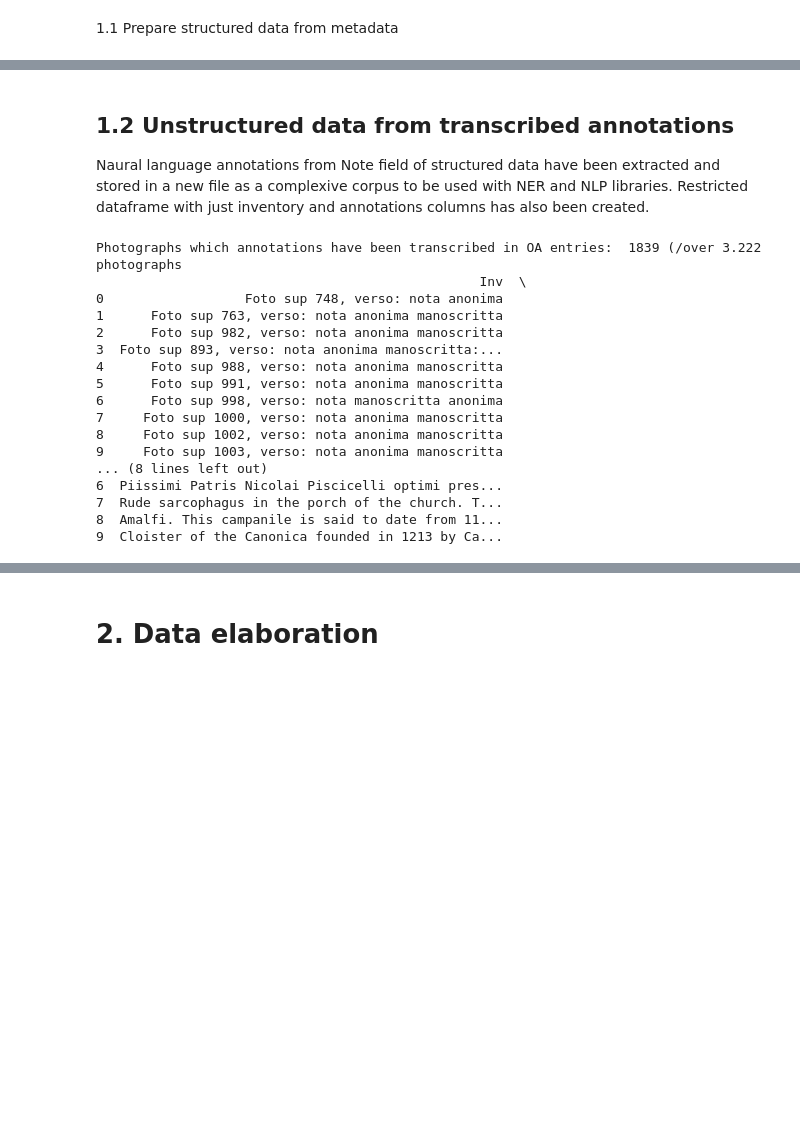
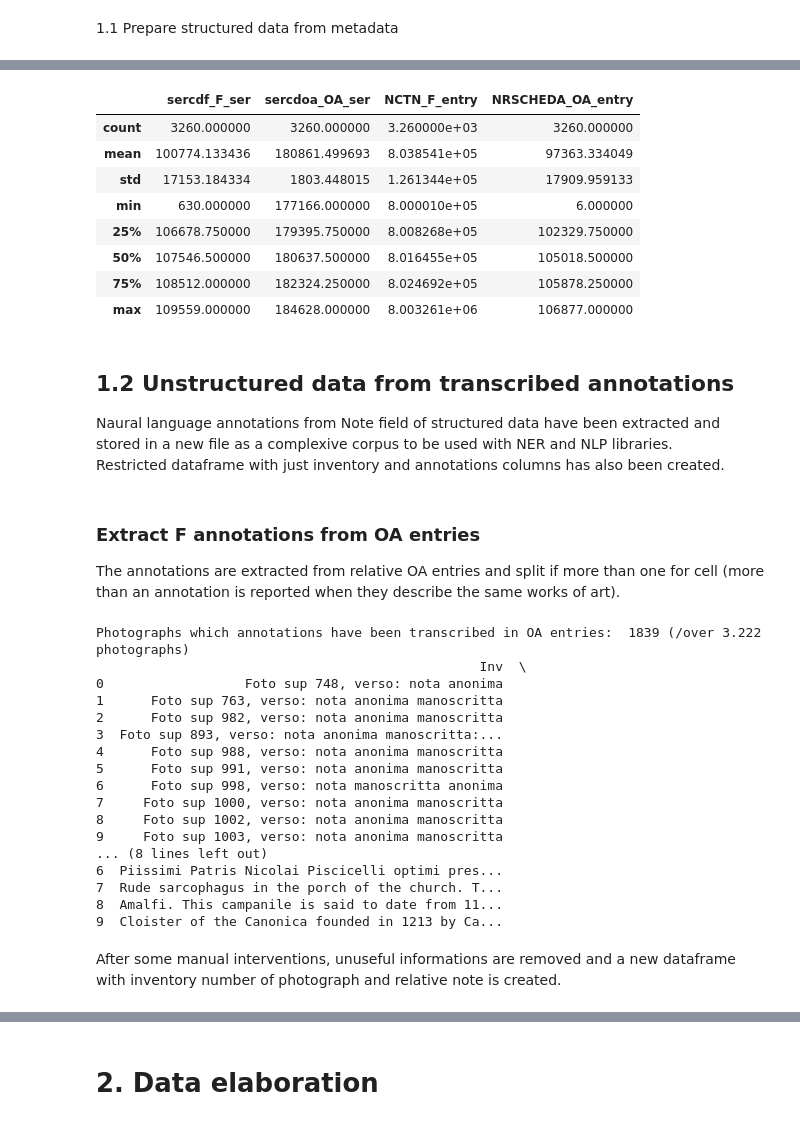
Before and after one commit to enri-ca/DTH_PA-, a Jupyter notebook: EPDS_EZ.ipynb, the cells around one changed output, grey strips where cells are left out. Drawn from its saved outputs; the diff is of its cells as text; code cells hidden in the pictures; blank space fills up the shorter version.

```diff
--- a/EPDS_EZ.ipynb
+++ b/EPDS_EZ.ipynb
@@ -158,45 +155,58 @@ for SCHEDA in F_root.findall("SCHEDA"):
             if extract_data("./PARAGRAFO/RIPETIZIONE/BIBA") != None:
                 #save the bib ref only if in 1800-1899 timespan (BIBD) otherwise put "NR" (not relevant)
                 if extract_data("./PARAGRAFO/RIPETIZIONE/BIBD") != None:
                     if "1799" < extract_data("./PARAGRAFO/RIPETIZIONE/BIBD") < "1900": #PRDU last date the OA was in that location
                         bib_oa = extract_data("./PARAGRAFO/RIPETIZIONE/BIBA")
                         bib_oa = bib_oa + " | " + str(extract_data("./PARAGRAFO/RIPETIZIONE/BIBD"))
                     else:
                         bib_oa = "NR"
             else:
                 bib_oa = None
 
     row = [oa_ser, f_ser, inv, shelf,
            country_oa, town_oa, rep_oa, prev_town_oa, aut_f_addr,
            aut_f, title_f, title_oa, aut_oa,
            type_oa, subj_main, subj_sub,
            neg_num, bib_oa,
            notes_f, notes_oa,
            filename, f_entry, oa_entry,
            century_oa, shotdates, printdates_start, printdates_end, aut_f_dates]
     data.append(row)
 
 #Write the data and their header in a new csv dataset
 with open("data/F_OA_selected_data.csv", "w", encoding="utf-8", newline="") as tabular_data:
     # create the csv writer
     writer = csv.writer(tabular_data)
     writer.writerow(header)
     writer.writerows(data)
 
 #have a look at the data
-data_df = pd.read_csv('data/F_OA_selected_data.csv')
-#data_df.describe()
+data_df = pd.read_csv('data/1.1_F_OA_selected_data.csv')
+data_df.describe()
 #print(data_df.head(10))
+# %% [output]
+|  | sercdf_F_ser | sercdoa_OA_ser | NCTN_F_entry | NRSCHEDA_OA_entry |
+| count | 3260.000000 | 3260.000000 | 3.260000e+03 | 3260.000000 |
+| mean | 100774.133436 | 180861.499693 | 8.038541e+05 | 97363.334049 |
+| std | 17153.184334 | 1803.448015 | 1.261344e+05 | 17909.959133 |
+| min | 630.000000 | 177166.000000 | 8.000010e+05 | 6.000000 |
+| 25% | 106678.750000 | 179395.750000 | 8.008268e+05 | 102329.750000 |
+| 50% | 107546.500000 | 180637.500000 | 8.016455e+05 | 105018.500000 |
+| 75% | 108512.000000 | 182324.250000 | 8.024692e+05 | 105878.250000 |
+| max | 109559.000000 | 184628.000000 | 8.003261e+06 | 106877.000000 |
 # %% [markdown]
 ## 1.2 Unstructured data from transcribed annotations
 
-Naural language annotations from Note <OSS> field of structured data have been extracted and stored in a new file as a complexive corpus to be used with NER and NLP libraries.
+Naural language annotations from Note <OSS> field of structured data have been extracted and stored in a new file as a complexive corpus to be used with NER and NLP libraries. <br>
 Restricted dataframe with just inventory and annotations columns has also been created.
 # %%
 #!pip install pandas
 import pandas as pd
+# %% [markdown]
+### Extract F annotations from OA entries
+The annotations are extracted from relative OA entries and split if more than one for cell (more than an annotation is reported when they describe the same works of art).
 # %%
-data_df = pd.read_csv('data/F_OA_selected_data.csv')
+data_df = pd.read_csv('data/1.1_F_OA_selected_data.csv')
 
 #reduce the dataset to just the columns needed, the not-empty and not-duplicates rows
 OAnotes_df = data_df[["OSS_OAnotes"]].dropna()
@@ -214,11 +224,11 @@ OAnotes_df = OAnotes_df[OAnotes_df["OSS_OAnotes"].str.startswith("La foto ")== F
 #separe note texts from other infos and remove the column containing the whole infos, save and check the result
 OAnotes_df[["Inv", "Note"]] = OAnotes_df["OSS_OAnotes"].str.split(': "', n=1, expand=True)
 OAnotes_df= OAnotes_df.drop(columns=["OSS_OAnotes"]).reset_index(drop=True)
-print("Photographs which annotations have been transcribed in OA entries: ", OAnotes_df.shape[0], "(/over 3.222 photographs") #1839
+print("Photographs which annotations have been transcribed in OA entries: ", OAnotes_df.shape[0], "(/over 3.222 photographs)") #1839
 print(OAnotes_df.head(10))
-OAnotes_df.to_csv("data/1_working_data/1_OAnotes01.csv", encoding="utf-8")
+OAnotes_df.to_csv("data/1_working_data/1.2_1_annotations.csv", encoding="utf-8")
 # %% [output]
-Photographs which annotations have been transcribed in OA entries:  1839 (/over 3.222 photographs
+Photographs which annotations have been transcribed in OA entries:  1839 (/over 3.222 photographs)
                                                  Inv  \
 0                  Foto sup 748, verso: nota anonima
 1      Foto sup 763, verso: nota anonima manoscritta
@@ -235,6 +245,8 @@ Photographs which annotations have been transcribed in OA entries:  1839 (/over
 7  Rude sarcophagus in the porch of the church. T...
 8  Amalfi. This campanile is said to date from 11...
 9  Cloister of the Canonica founded in 1213 by Ca...
+# %% [markdown]
+After some manual interventions, unuseful informations are removed and a new dataframe with inventory number of photograph and relative note is created.
 # %%
 #manual checking and adjusting for 1)"manoscritta:">"manoscritta"," 2)"".",>""." 3)\n",>"
 #inv: 943, 75, 559, 1635, 1648, 1702, (1768 non riporta), 1787, 2397, 2789, 2869, 2849,
```
Also changed, not shown: parts of 59 cells of this notebook.
